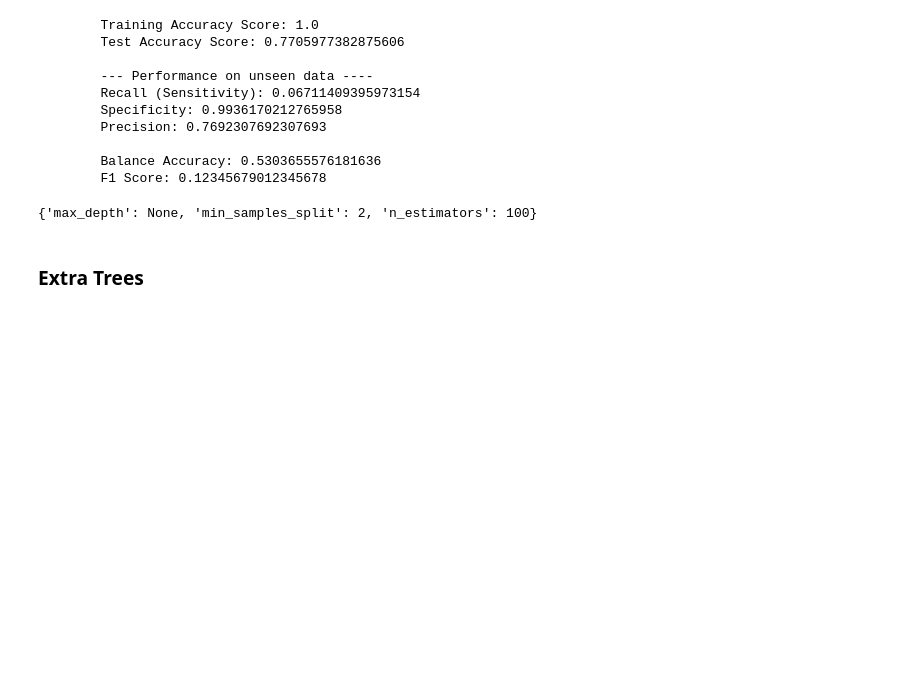
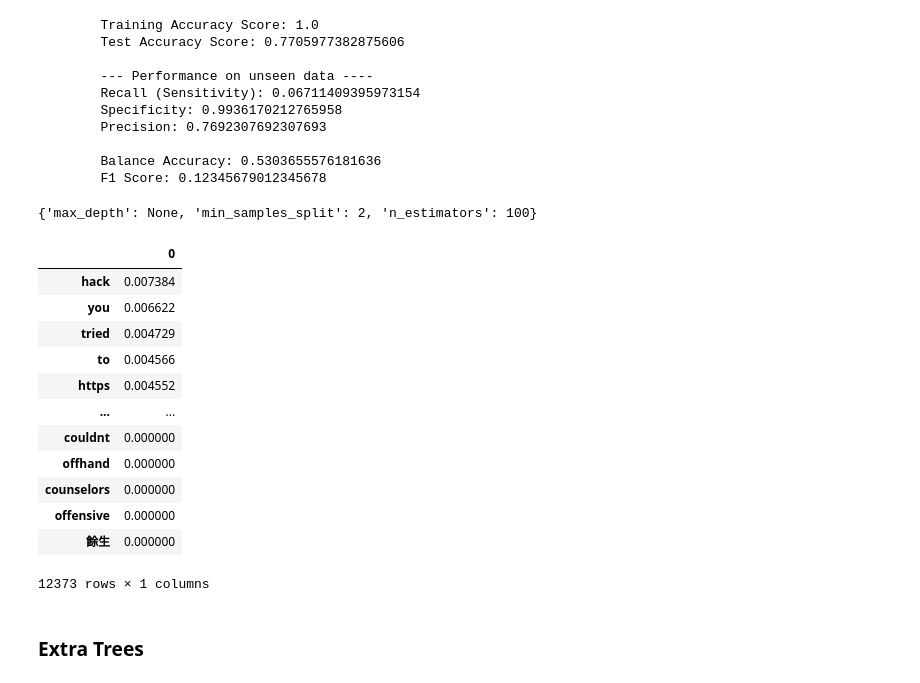
Before and after one commit to Femli/lifehacks_vs_lifeprotips, a Jupyter notebook: code/03_Feature_Engineering_EDA.ipynb, the cells around one changed output. Saved outputs shown, nothing was run; the diff lists cells and outputs as text; code cells hidden in the pictures; blank space fills up the shorter version.

Commit message:
preprocessing junk data

```diff
--- a/code/03_Feature_Engineering_EDA.ipynb
+++ b/code/03_Feature_Engineering_EDA.ipynb
@@ -371,6 +371,22 @@ make_model(rf_gs, X_train_cvec, X_test_cvec, y_train_encoded, y_test_encoded)
 rf_gs.best_params_
 # %% [output]
 {'max_depth': None, 'min_samples_split': 2, 'n_estimators': 100}
+# %%
+pd.DataFrame(rf_gs.best_estimator_.feature_importances_, index=X_train_cvec.columns).sort_values(by=0, ascending=False)
+# %% [output]
+|  | 0 |
+| hack | 0.007384 |
+| you | 0.006622 |
+| tried | 0.004729 |
+| to | 0.004566 |
+| https | 0.004552 |
+| ... | ... |
+| couldnt | 0.000000 |
+| offhand | 0.000000 |
+| counselors | 0.000000 |
+| offensive | 0.000000 |
+| 餘生 | 0.000000 |
+12373 rows × 1 columns
 # %% [markdown]
 ### Extra Trees
 # %% [markdown]
```
Also changed, not shown: parts of 9 cells of this notebook, 2 other files.
